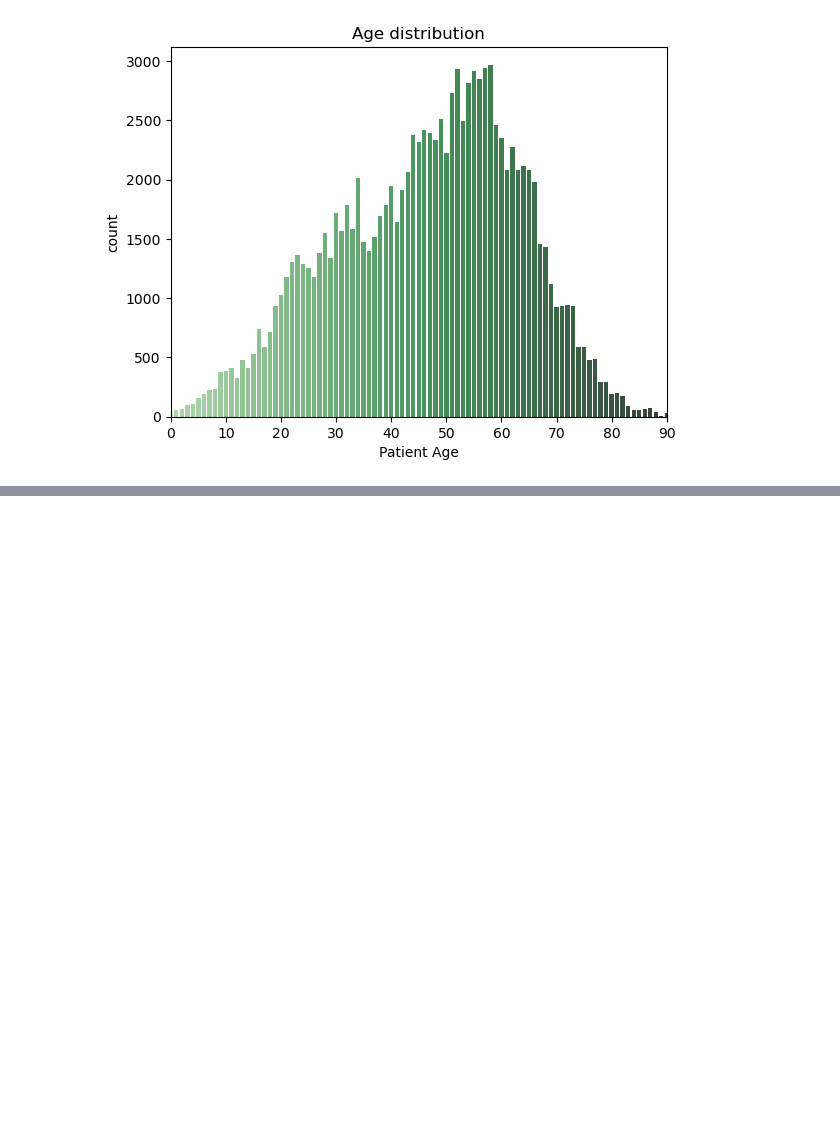
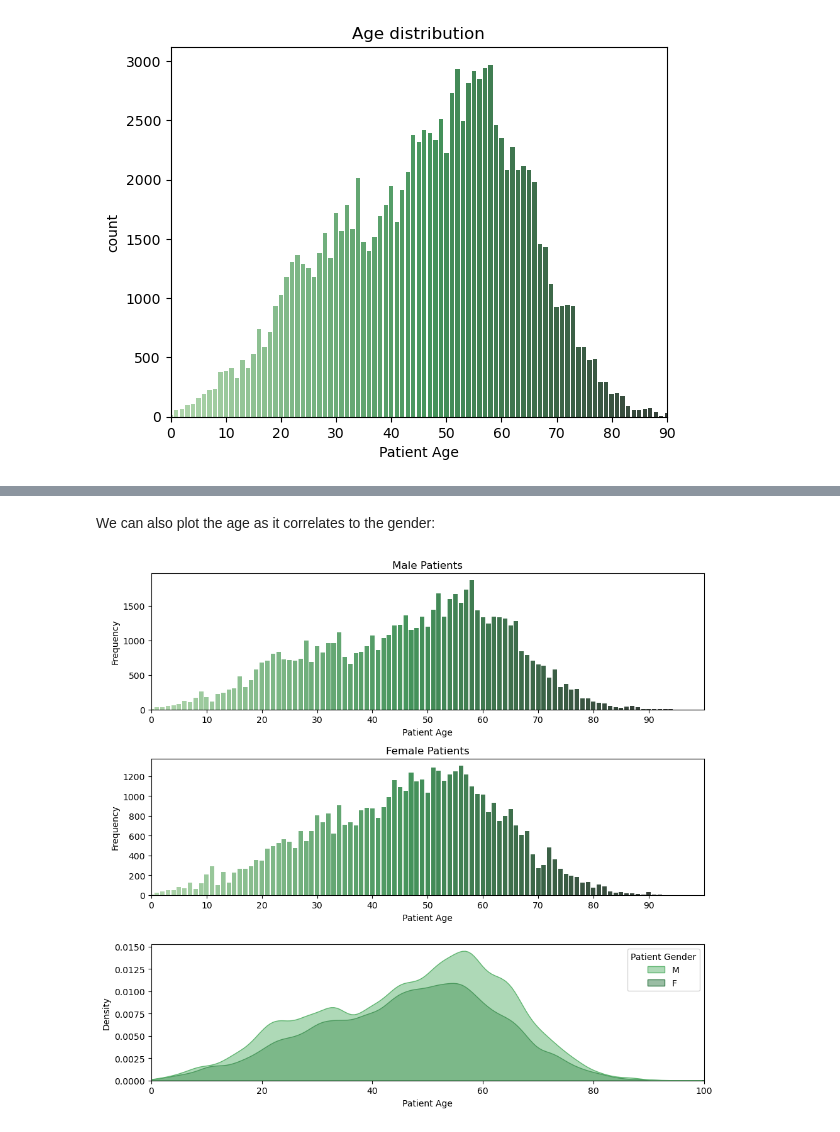
Before and after one commit to ppapageo/chest-xray, a Jupyter notebook: explore.ipynb, the cells around one changed output, grey strips where cells are left out. Cells and saved outputs as stored; diff of their text form; code cells hidden in the pictures; blank space fills up the shorter version.

```diff
--- a/explore.ipynb
+++ b/explore.ipynb
@@ -187,0 +158,25 @@ Text(0.5, 1.0, 'Follow-up distribution')
+# %% [markdown]
+We can also plot the age as it correlates to the gender:
+# %%
+fig, axs = plt.subplots(nrows=3, figsize=(10, 9))
+x = np.arange(0,100,10)
+sns.countplot(data=df[df['Patient Gender'] == 'M'], x='Patient Age', ax=axs[0], palette="Greens_d")
+axs[0].set_title('Male Patients')
+axs[0].set_xlabel('Patient Age')
+axs[0].set_ylabel('Frequency')
+axs[0].set_xticks(x)
+axs[0].set_xlim(0,100)
+sns.countplot(data=df[df['Patient Gender'] == 'F'], x='Patient Age', ax=axs[1], palette="Greens_d")
+axs[1].set_title('Female Patients')
+axs[1].set_xlabel('Patient Age')
+axs[1].set_ylabel('Frequency')
+axs[1].set_xticks(x)
+axs[1].set_xlim(0,100)
+
+
+axs[2] = sns.kdeplot(data=df, x='Patient Age', hue='Patient Gender', fill=True, alpha=0.5, common_norm=True, palette="Greens_d")
+axs[2].set_xlim(0,100)
+plt.tight_layout()
+plt.show()
+# %% [output]
+[figure, added]
```
Also changed, not shown: parts of 15 cells of this notebook.
